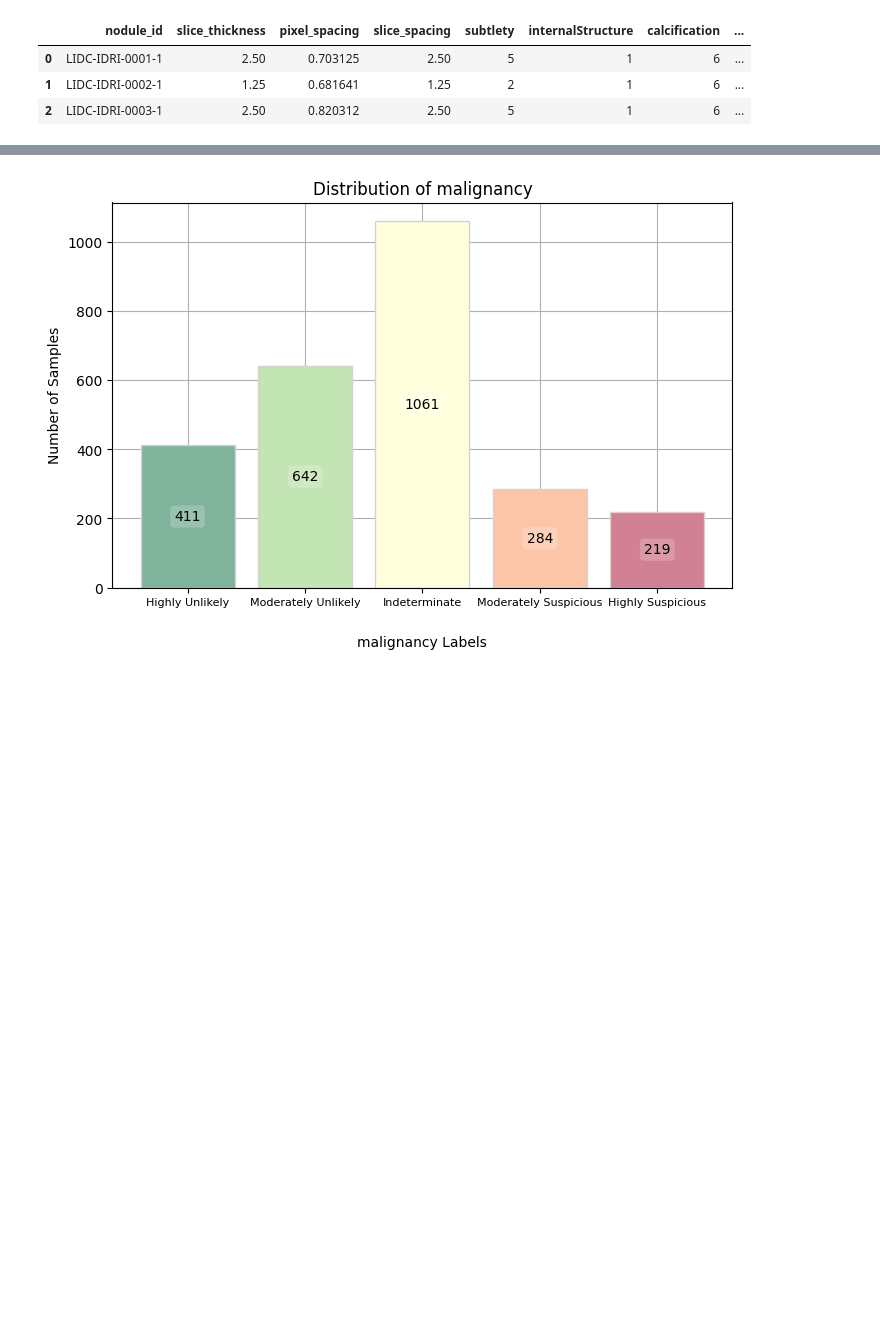
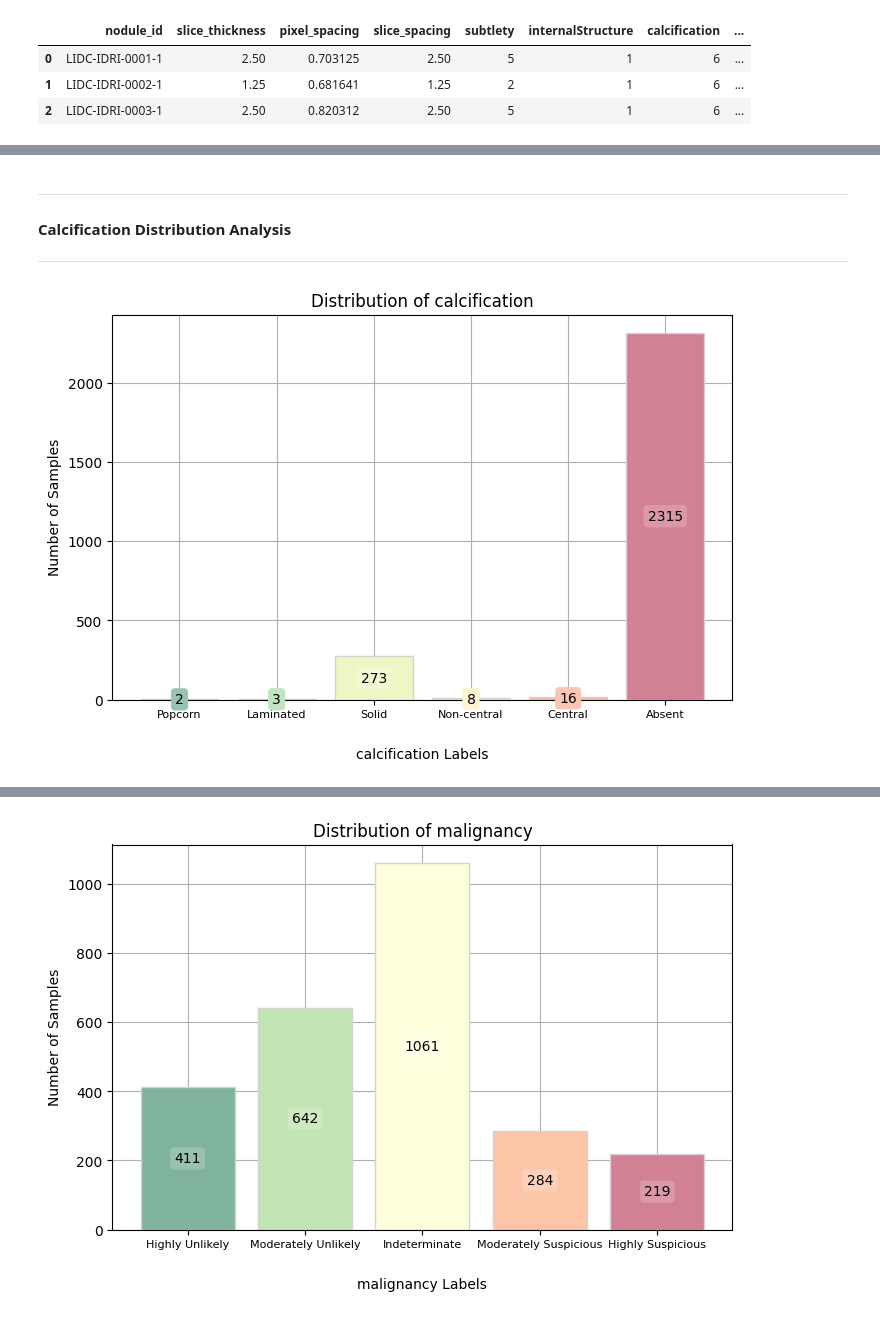
Before and after one commit to EstevesX10/Lung-Cancer-Classification-with-CT-Scans, a Jupyter notebook: Lung Cancer Classification with CT Scans/LungCancerClassification.ipynb, the cells around one changed output, grey strips where cells are left out. Saved outputs shown, nothing was run; the diff lists cells and outputs as text; code cells hidden in the pictures; blank space fills up the shorter version.

Commit message:
Added more content on the Exploratory Data Analysis Section

```diff
--- a/Lung Cancer Classification with CT Scans/LungCancerClassification.ipynb
+++ b/Lung Cancer Classification with CT Scans/LungCancerClassification.ipynb
@@ -309,0 +336,19 @@ In this subsection, we aim to conduct an ``exploratory data analysis`` along wit
+# %% [markdown]
+---
+#### Calcification Distribution Analysis
+---
+# %%
+# Defining the Calcification Decoder
+calcificationDecoder = {
+    1:"Popcorn",
+    2:"Laminated",
+    3:"Solid",
+    4:"Non-central",
+    5:"Central",
+    6:"Absent"
+}
+
+# Plot Calcification class distribution
+plotFeatureDistribution(df_pylidc, 'calcification', True, calcificationDecoder)
+# %% [output]
+[figure, added]
```
Also changed, not shown: parts of 17 cells of this notebook.
